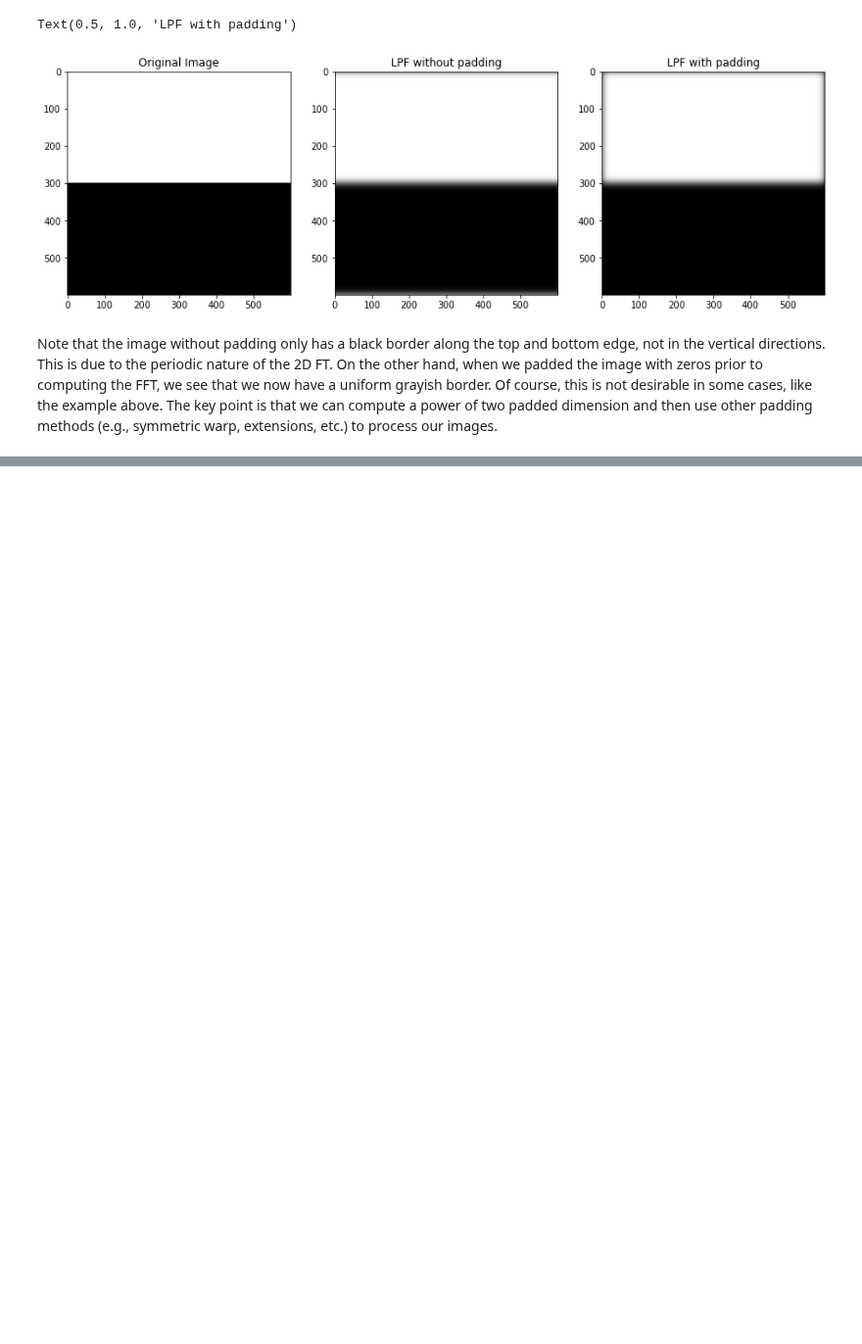
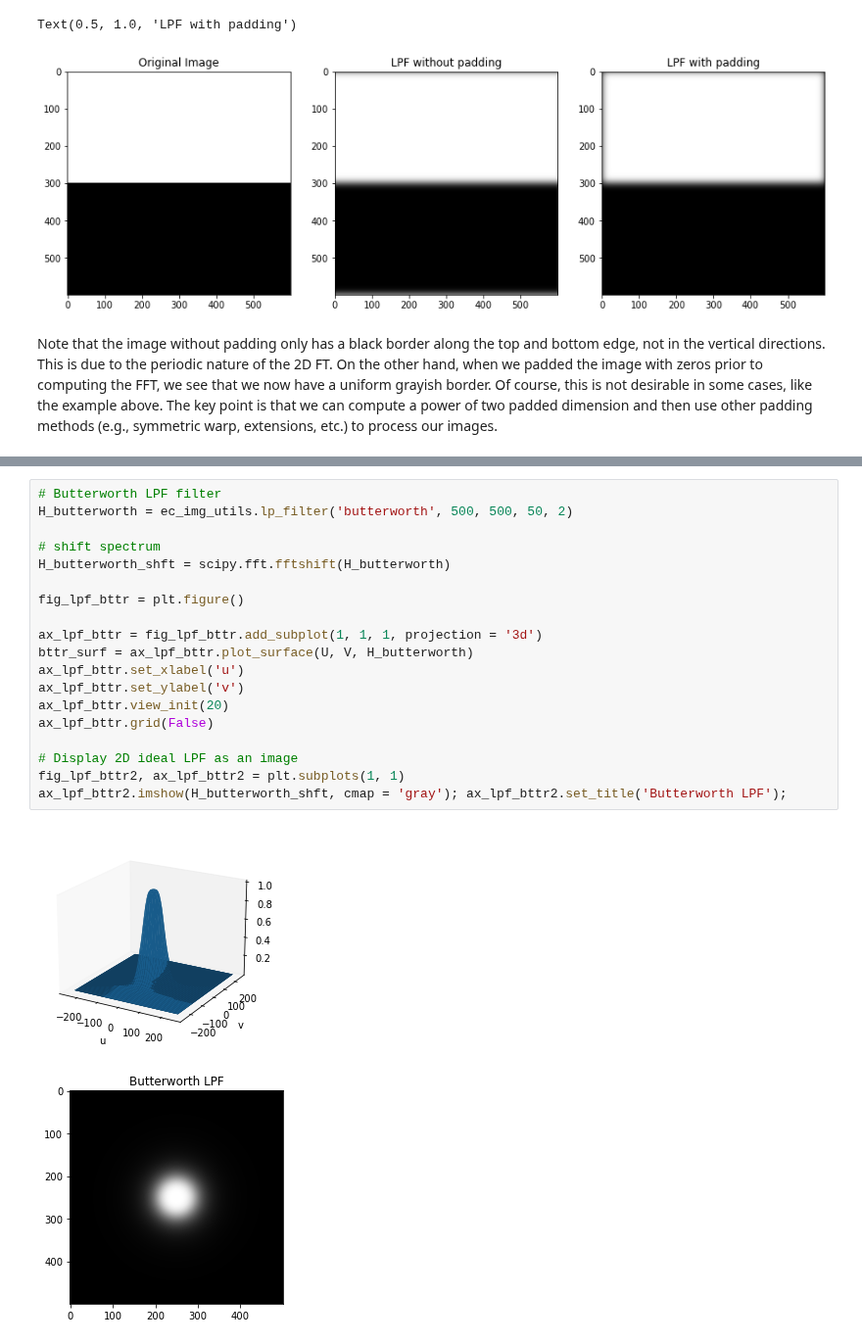
Before and after one commit to ecolon08/Digital-Image-Processing, a Jupyter notebook: Frequency_Domain_Filtering/ec_dip_freq_dom_filt_01.ipynb, the cells around one changed output, grey strips where cells are left out. Shown at 98% size. Cells and saved outputs as stored; diff of their text form; blank space fills up the shorter version.

```diff
--- a/Frequency_Domain_Filtering/ec_dip_freq_dom_filt_01.ipynb
+++ b/Frequency_Domain_Filtering/ec_dip_freq_dom_filt_01.ipynb
@@ -152,0 +206,22 @@ Note that the image without padding only has a black border along the top and bo
+# %%
+# Butterworth LPF filter
+H_butterworth = ec_img_utils.lp_filter('butterworth', 500, 500, 50, 2)
+
+# shift spectrum
+H_butterworth_shft = scipy.fft.fftshift(H_butterworth)
+
+fig_lpf_bttr = plt.figure()
+
+ax_lpf_bttr = fig_lpf_bttr.add_subplot(1, 1, 1, projection = '3d')
+bttr_surf = ax_lpf_bttr.plot_surface(U, V, H_butterworth)
+ax_lpf_bttr.set_xlabel('u')
+ax_lpf_bttr.set_ylabel('v')
+ax_lpf_bttr.view_init(20)
+ax_lpf_bttr.grid(False)
+
+# Display 2D ideal LPF as an image
+fig_lpf_bttr2, ax_lpf_bttr2 = plt.subplots(1, 1)
+ax_lpf_bttr2.imshow(H_butterworth_shft, cmap = 'gray'); ax_lpf_bttr2.set_title('Butterworth LPF');
+# %% [output]
+[figure, added]
+[figure, added]
```
Also changed, not shown: parts of 11 cells of this notebook, 3 other files.
